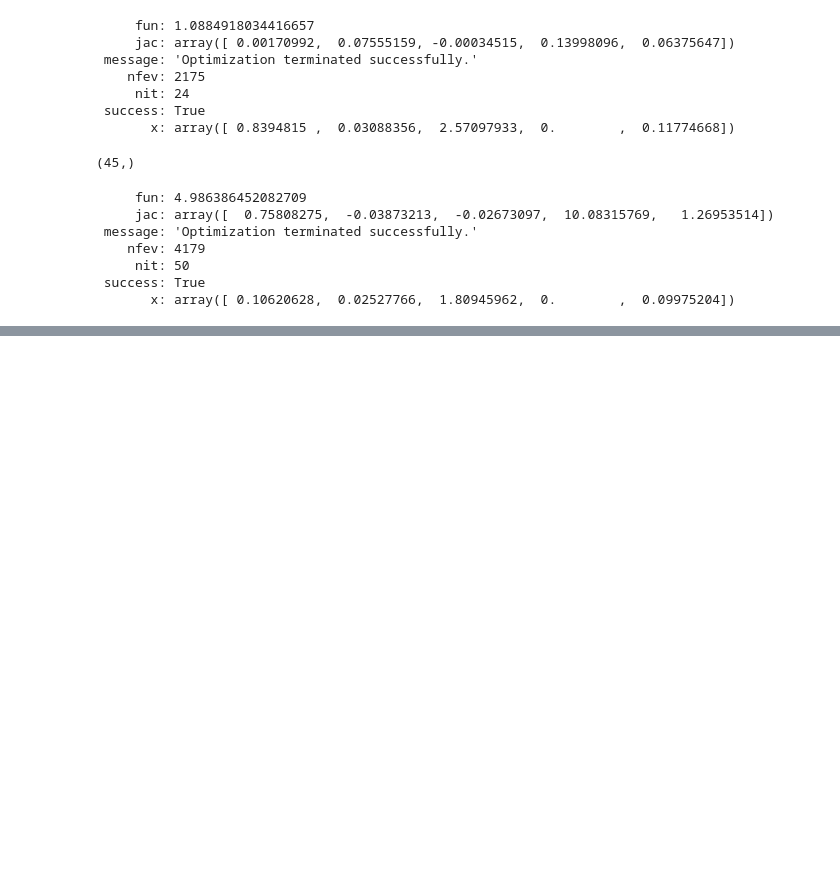
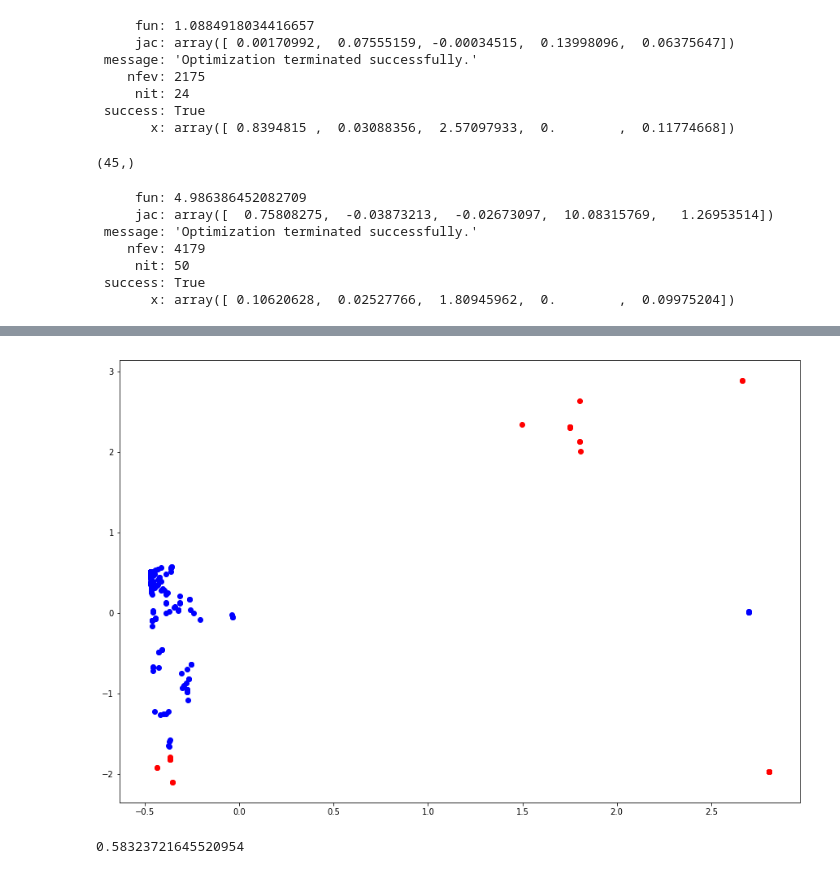
Before and after one commit to shvimas/diploma, a Jupyter notebook: notebooks/heston.ipynb, the cells around one changed output, grey strips where cells are left out. Drawn from its saved outputs; the diff is of its cells as text; code cells hidden in the pictures; blank space fills up the shorter version.

```diff
--- a/notebooks/heston.ipynb
+++ b/notebooks/heston.ipynb
@@ -233,0 +254,8 @@ for d in dots:
+# %%
+import numpy as np
+grid = np.array(dh.grid(-2, 14, -2, 1, n=50))
+# %%
+restored = np.array(list(map(
+    lambda dot: dot @ components1 + pca1.mean_,
+    grid
+)))
@@ -233,0 +270,16 @@ for d in dots:
+# %%
+is_bad = np.array(list(map(
+    lambda x: dh.bad_pars(x, bounds_only=True, model='heston'),
+    restored
+)))
+
+good = np.array(grid)[np.logical_not(is_bad)]
+bad = np.array(grid)[is_bad]
+dh.plot_and_color_2d_params(model='heston', dots=centers_2d_1, factors=components1, means=pca1.mean_)
+#dh.plot_dots(a=centers_2d_1, style1='go')
+# %% [output]
+[figure, added]
+# %%
+sum(is_bad) / len(grid)
+# %% [output]
+0.58323721645520954
```
Also changed, not shown: parts of 21 cells of this notebook, 10 other files.
